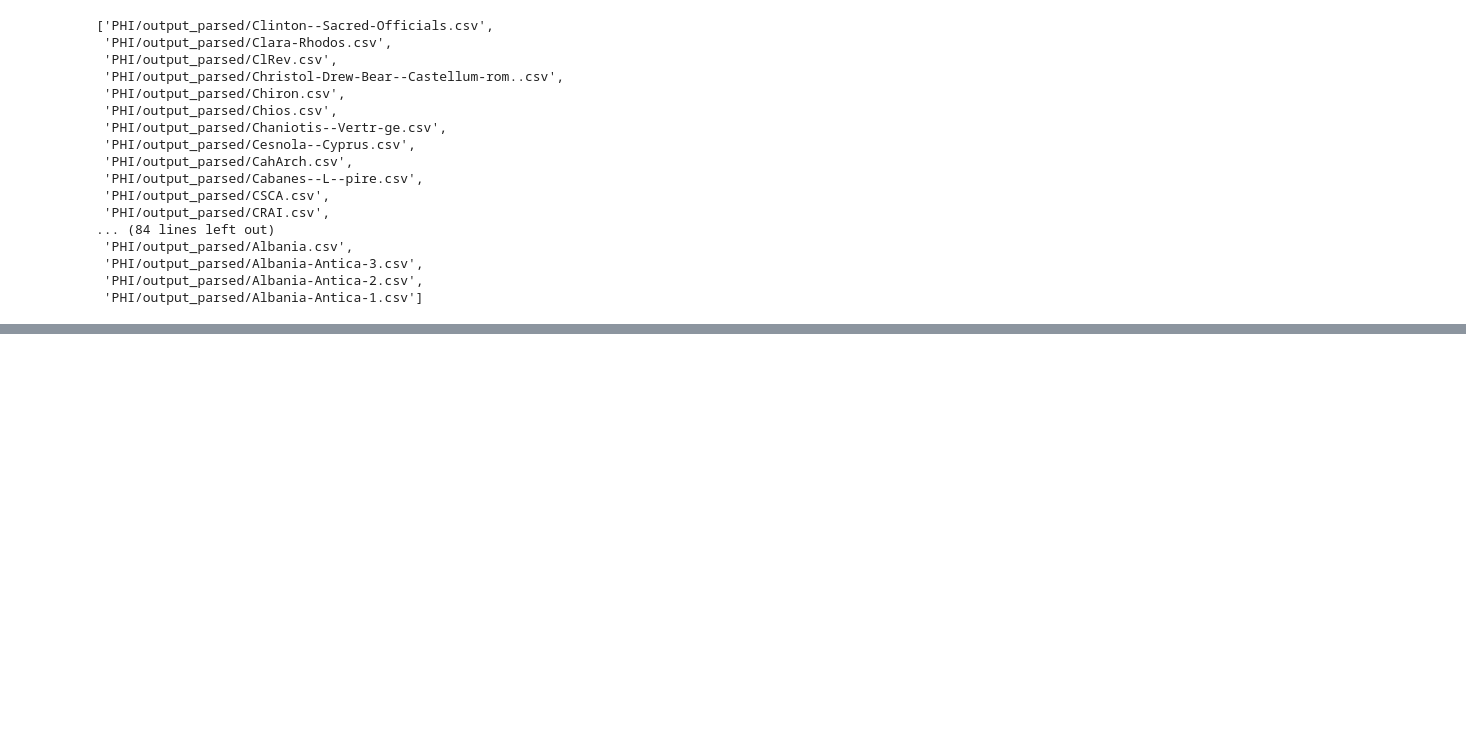
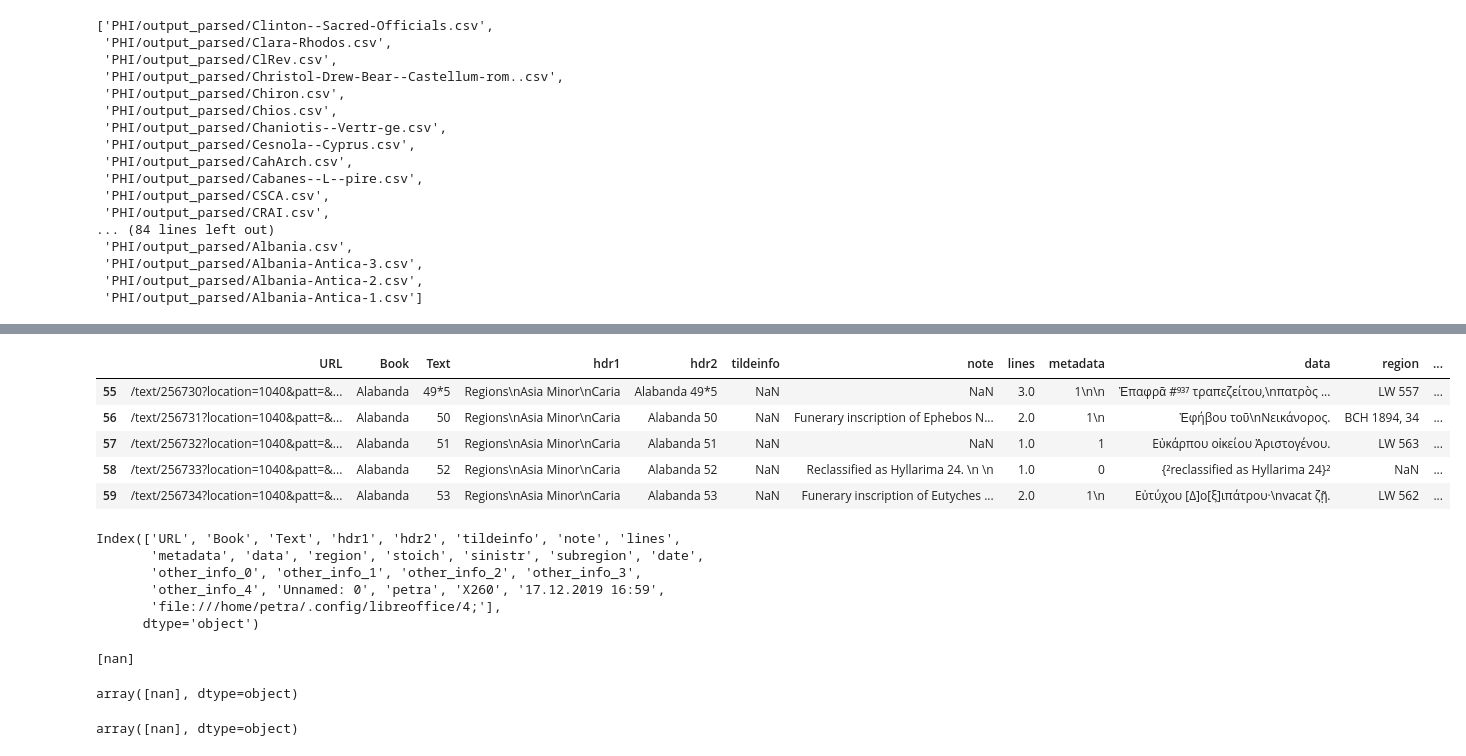
Before and after one commit to sdam-au/GI_ETL, a Jupyter notebook: scripts/1_1_py_PHI_EXTRACTION_FROM_ZIP.ipynb, the cells around one changed output, grey strips where cells are left out. Saved outputs shown, nothing was run; the diff lists cells and outputs as text; code cells hidden in the pictures; blank space fills up the shorter version.

```diff
--- a/scripts/1_1_py_PHI_EXTRACTION_FROM_ZIP.ipynb
+++ b/scripts/1_1_py_PHI_EXTRACTION_FROM_ZIP.ipynb
@@ -73,5 +76,7 @@ len(namelist)
 # %%
 namelist = [name for name in namelist if not "._" in name]
 namelist = [name for name in namelist if  ".csv" in name]
+namelist = [name for name in namelist if  "output_parsed" in name]
+
 len(namelist)
 # %% [output]
@@ -98,0 +119,5 @@ namelist[:100]
+# %%
+dfs = []
+for filename in namelist:
+  df = pd.read_csv(io.BytesIO(zipped.read(filename)))
+  dfs.append(df)
@@ -98,0 +129,34 @@ namelist[:100]
+# %%
+### so let look at what is somewhere in the middle...
+dfs.iloc[10000:10005]
+# %% [output]
+|  | URL | Book | Text | hdr1 | hdr2 | tildeinfo | note | lines | metadata | data | region | ... |
+| 55 | /text/256730?location=1040&patt=&... | Alabanda | 49*5 | Regions\nAsia Minor\nCaria | Alabanda 49*5 | NaN | NaN | 3.0 | 1\n\n | Ἐπαφρᾶ #⁹³⁷ τραπεζείτου,\nπατρὸς ... | LW 557 | ... |
+| 56 | /text/256731?location=1040&patt=&... | Alabanda | 50 | Regions\nAsia Minor\nCaria | Alabanda 50 | NaN | Funerary inscription of Ephebos N... | 2.0 | 1\n | Ἐφήβου τοῦ\nΝεικάνορος. | BCH 1894, 34 | ... |
+| 57 | /text/256732?location=1040&patt=&... | Alabanda | 51 | Regions\nAsia Minor\nCaria | Alabanda 51 | NaN | NaN | 1.0 | 1 | Εὐκάρπου οἰκείου Ἀριστογένου. | LW 563 | ... |
+| 58 | /text/256733?location=1040&patt=&... | Alabanda | 52 | Regions\nAsia Minor\nCaria | Alabanda 52 | NaN | Reclassified as Hyllarima 24. \n \n | 1.0 | 0 | {²reclassified as Hyllarima 24}² | NaN | ... |
+| 59 | /text/256734?location=1040&patt=&... | Alabanda | 53 | Regions\nAsia Minor\nCaria | Alabanda 53 | NaN | Funerary inscription of Eutyches ... | 2.0 | 1\n | Εὐτύχου [Δ]ο[ξ]ιπάτρου·\nvacat ζῇ. | LW 562 | ... |
+# %%
+# what are the columns?
+dfs.columns
+# %% [output]
+Index(['URL', 'Book', 'Text', 'hdr1', 'hdr2', 'tildeinfo', 'note', 'lines',
+       'metadata', 'data', 'region', 'stoich', 'sinistr', 'subregion', 'date',
+       'other_info_0', 'other_info_1', 'other_info_2', 'other_info_3',
+       'other_info_4', 'Unnamed: 0', 'petra', 'X260', '17.12.2019 16:59',
+       'file:///home/petra/.config/libreoffice/4;'],
+      dtype='object')
+# %%
+# ok, some of these columns are probably useless
+# check what contain
+dfs["file:///home/petra/.config/libreoffice/4;"].unique().tolist()
+# %% [output]
+[nan]
+# %%
+dfs["X260"].unique()
+# %% [output]
+array([nan], dtype=object)
+# %%
+dfs["17.12.2019 16:59"].unique()
+# %% [output]
+array([nan], dtype=object)
```
Also changed, not shown: parts of 17 cells of this notebook.
